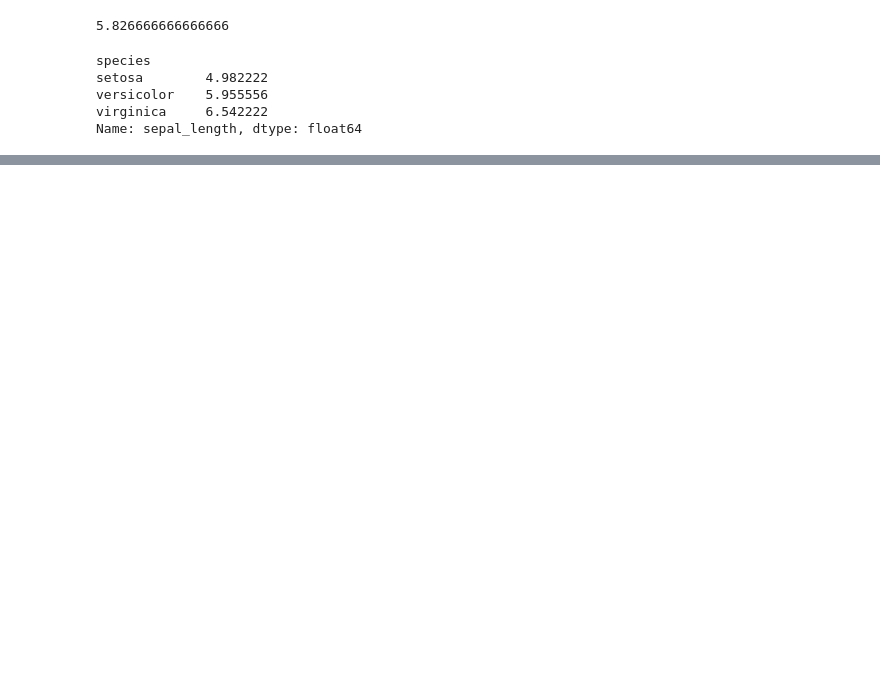
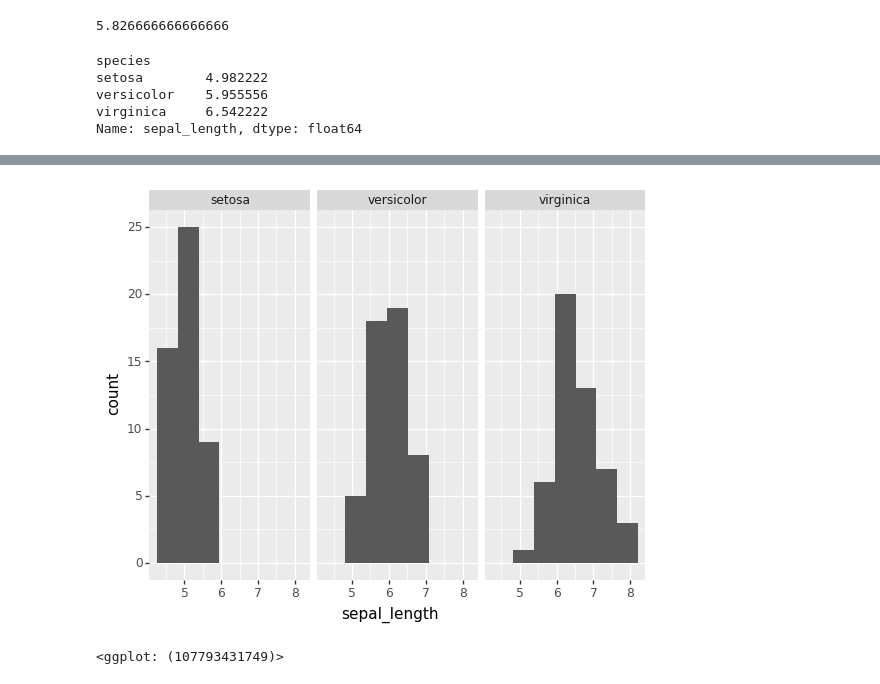
Before and after one commit to h3amza/CPSC392, a Jupyter notebook: Lectures/06-VisualizationsII.ipynb, the cells around one changed output, grey strips where cells are left out. Saved outputs shown, nothing was run; the diff lists cells and outputs as text; code cells hidden in the pictures; blank space fills up the shorter version.

```diff
--- a/Lectures/06-VisualizationsII.ipynb
+++ b/Lectures/06-VisualizationsII.ipynb
@@ -232,0 +218,9 @@ Name: sepal_length, Length: 150, dtype: float64
+# %%
+# fixed code, impute mean value for each of the species
+iris_missing['sepal_length'].fillna(iris_missing['species']
+                                    .map({'setosa':means[0],'versicolor':means[1],'virginica':means[2]}),inplace=True)
+# %%
+ggplot(iris_missing,aes(x='sepal_length'))+geom_histogram()+facet_wrap('species')
+# %% [output]
+[figure, added]
+<ggplot: (107793431749)>
```
Also changed, not shown: parts of 4 cells of this notebook.
